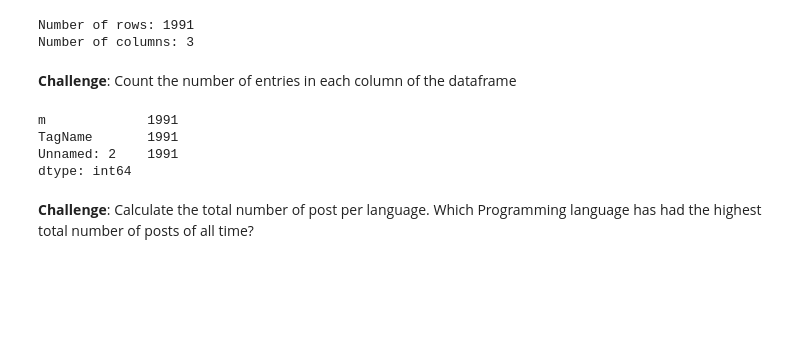
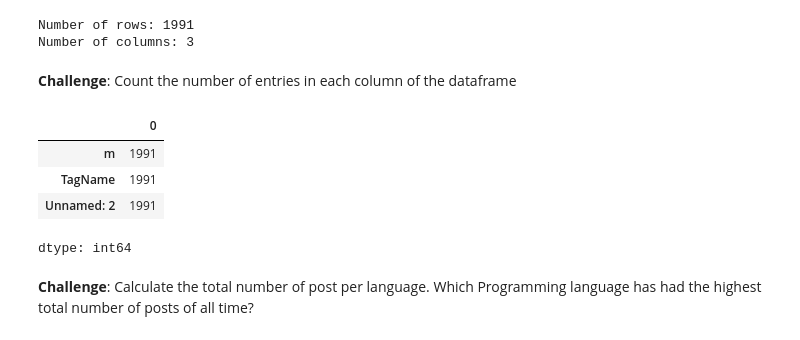
Before and after one commit to K-Musty/100-days_of_code, a Jupyter notebook: 72-day/Programming_Languages.ipynb, the cells around one changed output. Cells and saved outputs as stored; diff of their text form; code cells hidden in the pictures; blank space fills up the shorter version.

```diff
--- a/72-day/Programming_Languages.ipynb
+++ b/72-day/Programming_Languages.ipynb
@@ -53,14 +53,14 @@ Number of rows: 1991
 Number of columns: 3
 # %% [markdown]
 **Challenge**: Count the number of entries in each column of the dataframe
-# %%
-number_of_columns = data.count()
-print(number_of_columns)
-# %% [output]
-m             1991
-TagName       1991
-Unnamed: 2    1991
-dtype: int64
+# %%
+data.count()
+# %% [output]
+|  | 0 |
+| m | 1991 |
+| TagName | 1991 |
+| Unnamed: 2 | 1991 |
+dtype: int64
 # %% [markdown]
 **Challenge**: Calculate the total number of post per language.
 Which Programming language has had the highest total number of posts of all time?
```
Also changed, not shown: parts of 2 cells of this notebook.
